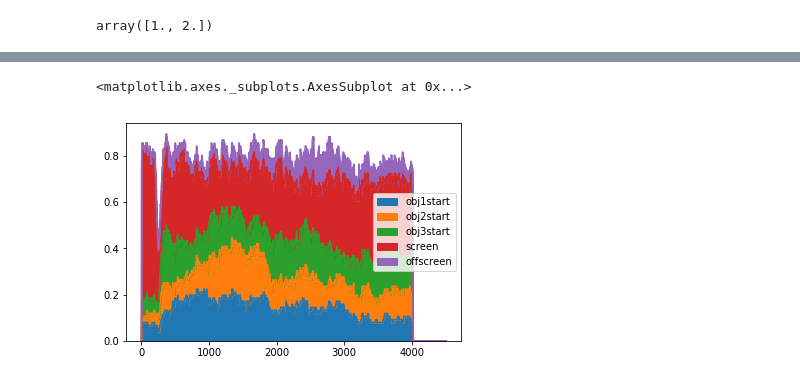
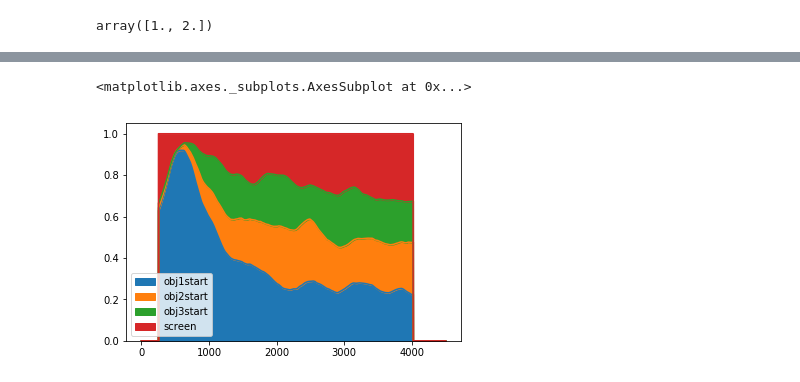
Before and after one commit to donnajobridge/data_visualizations, a Jupyter notebook: domcue/domcue_read_eye_data.ipynb, the cells around one changed output, grey strips where cells are left out. Drawn from its saved outputs; the diff is of its cells as text; code cells hidden in the pictures.

```diff
--- a/domcue/domcue_read_eye_data.ipynb
+++ b/domcue/domcue_read_eye_data.ipynb
@@ -421,12 +421,14 @@ subcleandf.cond.unique()
 # %% [output]
 array([1., 2.])
 # %%
-# subcleandf = pd.read_csv('data/402eyebehave.csv')
+subcleandf = pd.read_csv('data/402eyebehave.csv')
 # %%
 def make_timeseries(subcleandf, condnum):
     studytimearray = pd.DataFrame(index=range(4500), columns=range(0,161))
     restudytimearray = pd.DataFrame(index=range(4500), columns=range(0,161))
     fix = subcleandf[(subcleandf['event']=='EFIX') & (subcleandf['cond']==condnum)]
+    offmask = (fix['startloc'] == 'offscreen')
+    fix.loc[offmask, 'startloc'] = np.nan
     trialcount = 0
     for groups, ldf in fix.groupby(by=['trialnum', 'phase']):
         trial, phase = groups
@@ -451,11 +459,15 @@ def get_timeseries_props(timearray):
     alltot = timearray.count(axis=1)
     props['total_fix'] = alltot
 
-    objlist = ['obj1start', 'obj2start', 'obj3start', 'screen', 'offscreen']
+    objlist = ['obj1start', 'obj2start', 'obj3start', 'screen']
 
     for loc in objlist:
         objset = timearray[timearray==loc].count(axis=1)
-        props[loc] = objset/numtrials
+        props[loc] = objset/alltot
+
+    props.reset_index(inplace=True)
+    props.rename(columns={'index':'time'}, inplace=True)
+
     return props
 
 actstudyprops = get_timeseries_props(actstudytimearray)
@@ -506,6 +478,7 @@ actrestudyprops
 # %%
-objlist = ['obj1start', 'obj2start', 'obj3start', 'screen', 'offscreen']
-actstudyprops[objlist].plot.area()
+objlist = ['obj1start', 'obj2start', 'obj3start', 'screen']
+b = actrestudyprops.rolling(window=250).mean()
+b[objlist].plot.area()
 # %% [output]
 <matplotlib.axes._subplots.AxesSubplot at 0x...>
-[figure, old version]
+[figure, new version]
```
Also changed, not shown: parts of 10 cells of this notebook, 13 other files.
